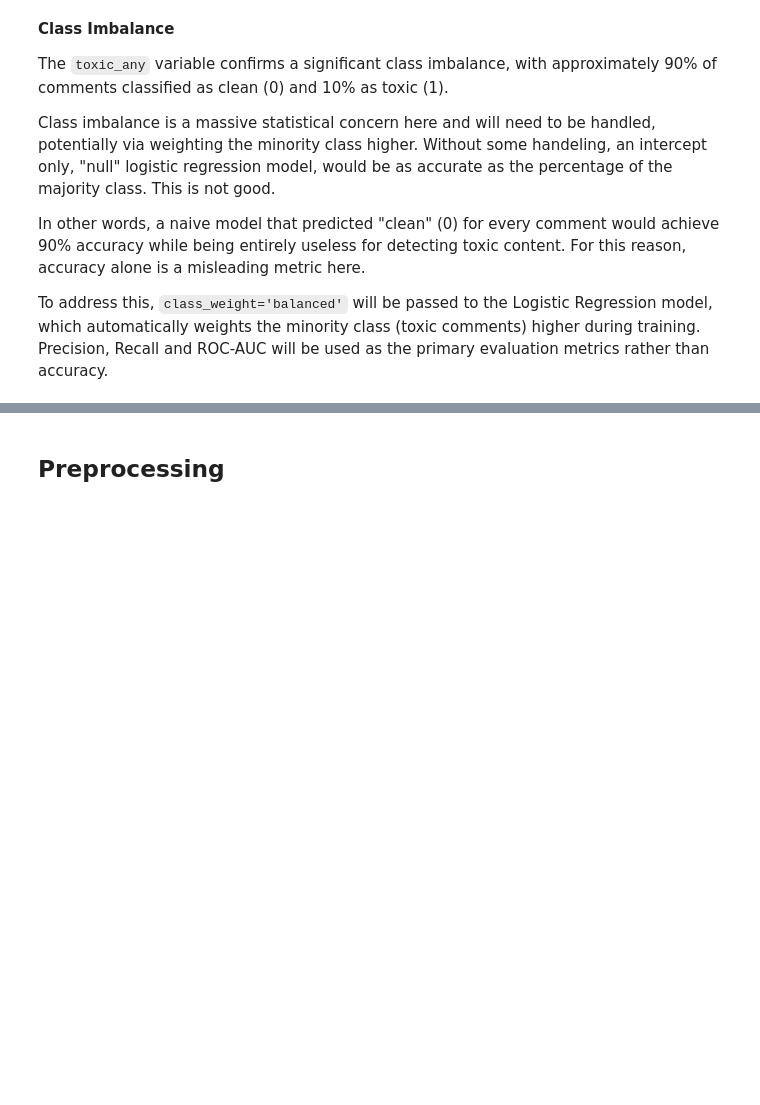
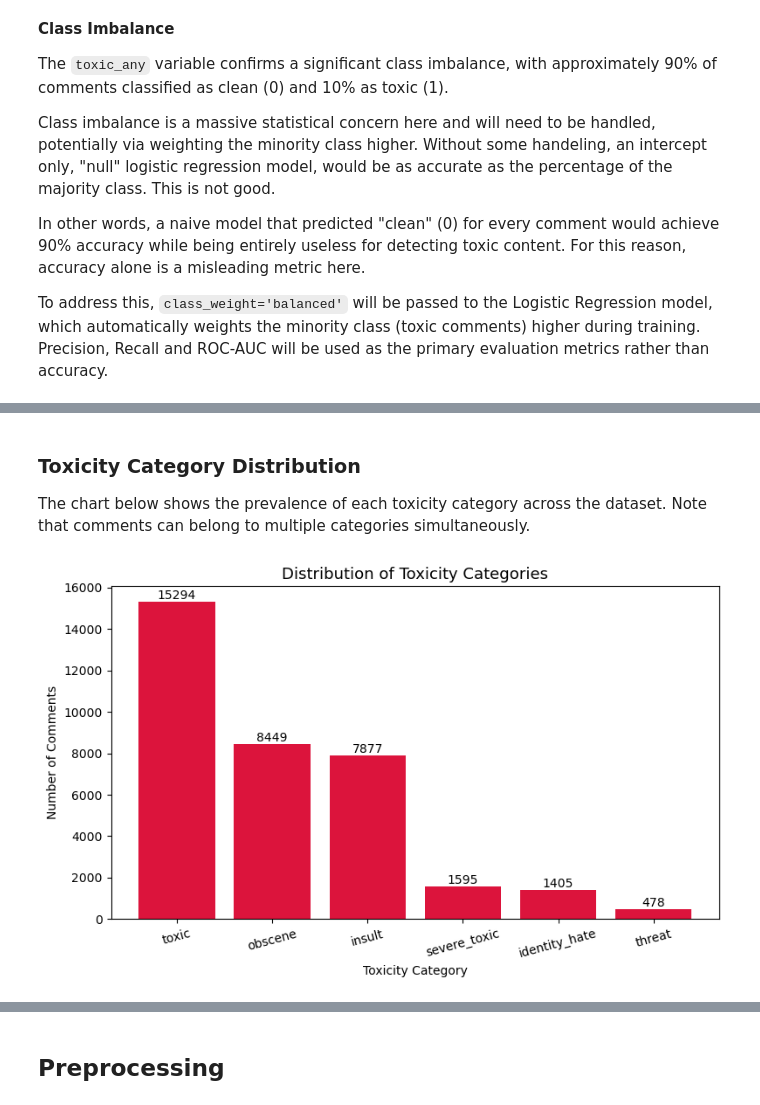
Before and after one commit to dylan-130/Comment-Toxicity-Analysis, a Jupyter notebook: toxic-comments.ipynb, the cells around one changed output, grey strips where cells are left out. Drawn from its saved outputs; the diff is of its cells as text; code cells hidden in the pictures; blank space fills up the shorter version.

```diff
--- a/toxic-comments.ipynb
+++ b/toxic-comments.ipynb
@@ -113,0 +141,23 @@ rather than accuracy.
+# %% [markdown]
+### Toxicity Category Distribution
+
+The chart below shows the prevalence of each toxicity category across the dataset.
+Note that comments can belong to multiple categories simultaneously.
+# %%
+# Toxicity category distribution bar chart...
+toxic_cols = ['toxic', 'severe_toxic', 'obscene', 'threat', 'insult', 'identity_hate']
+# Order from most to least occurances
+category_counts = df[toxic_cols].sum().sort_values(ascending=False)
+
+# Configure plot using MatplotLib
+fig, ax = plt.subplots(figsize=(8, 5))
+ax.bar(category_counts.index, category_counts.values, color='crimson')
+ax.set_title('Distribution of Toxicity Categories', fontsize=13)
+ax.set_xlabel('Toxicity Category')
+ax.set_ylabel('Number of Comments')
+ax.bar_label(ax.containers[0], fmt='%d')
+plt.xticks(rotation=15)
+plt.tight_layout()
+plt.show()
+# %% [output]
+[figure, added]
```
Also changed, not shown: parts of 23 cells of this notebook.
